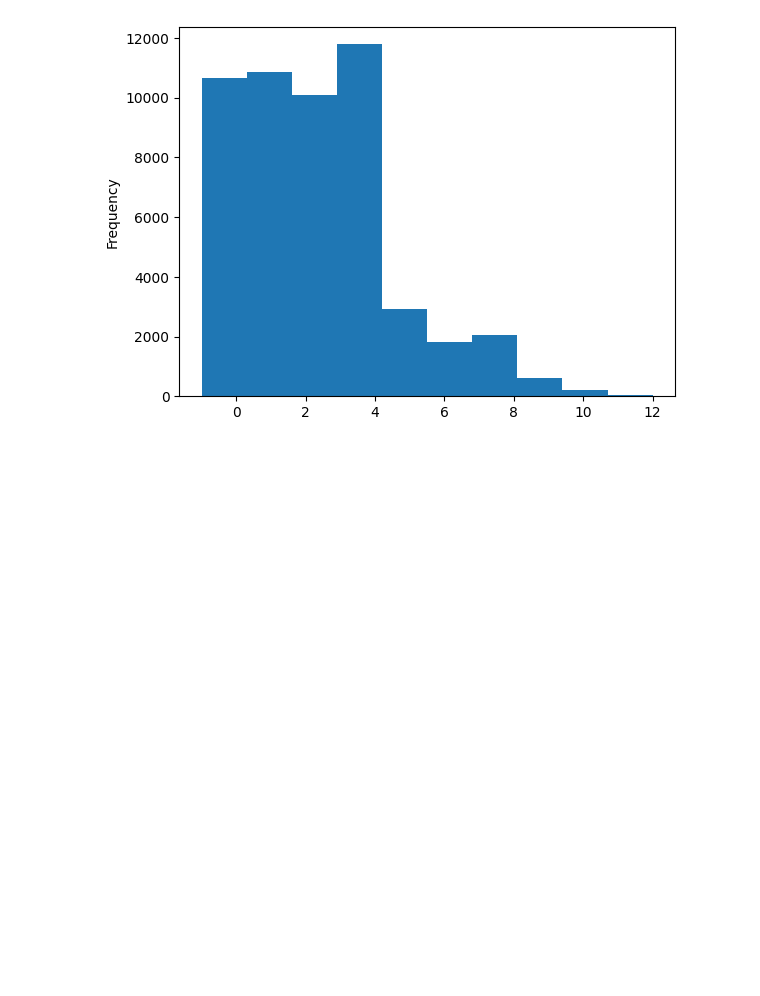
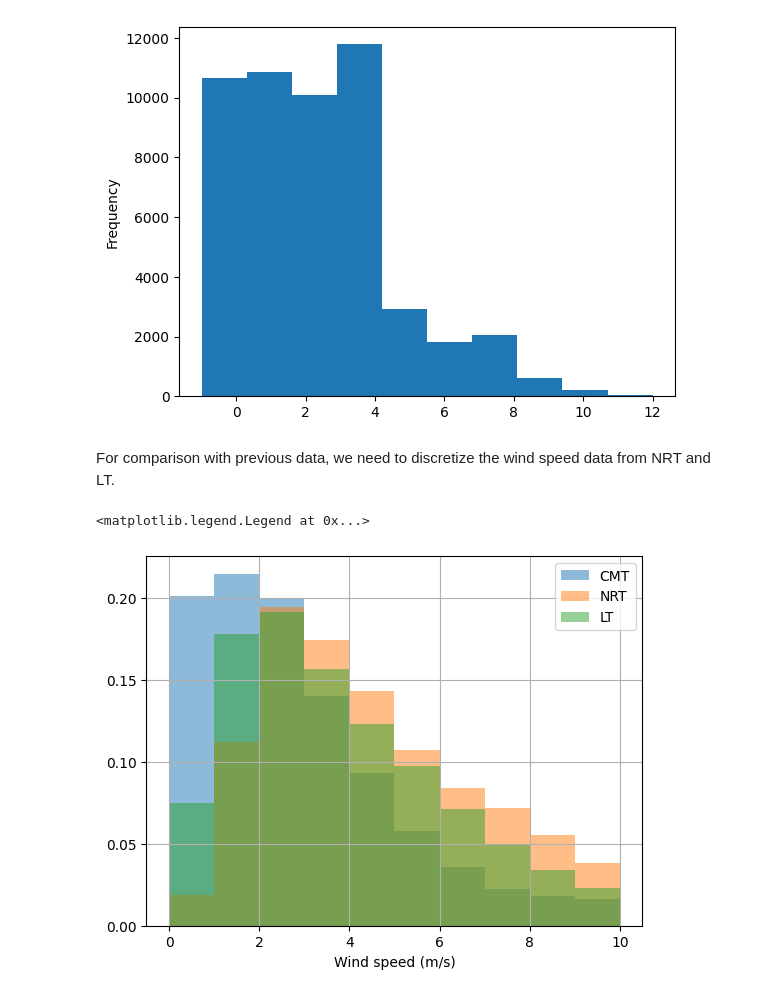
Before and after one commit to ferazuza/aspred, a Jupyter notebook: notebooks/winds.ipynb, the cells around one changed output. Drawn from its saved outputs; the diff is of its cells as text; code cells hidden in the pictures; blank space fills up the shorter version.

```diff
--- a/notebooks/winds.ipynb
+++ b/notebooks/winds.ipynb
@@ -382,3 +299,14 @@ df_cmt["wind_speed"].plot.hist(bins=10)
 # %% [output]
 <Axes: ylabel='Frequency'>
 [figure]
+# %% [markdown]
+For comparison with previous data, we need to discretize the wind speed data from NRT and LT.
+# %%
+df_cmt["wind_speed"].hist(bins=[0,1,2,3,4,5,6,7,8,9,10], alpha=0.5, density=True)
+df_nrt["wind_speed"].hist(bins=[0,1,2,3,4,5,6,7,8,9,10], alpha=0.5, density=True)
+df_lt["wind_speed"].hist(bins=[0,1,2,3,4,5,6,7,8,9,10], alpha=0.5, density=True)
+plt.xlabel(xlabel="Wind speed (m/s)")
+plt.legend(["CMT", "NRT", "LT"])
+# %% [output]
+<matplotlib.legend.Legend at 0x...>
+[figure, added]
```
Also changed, not shown: parts of 23 cells of this notebook, 2 other files.
